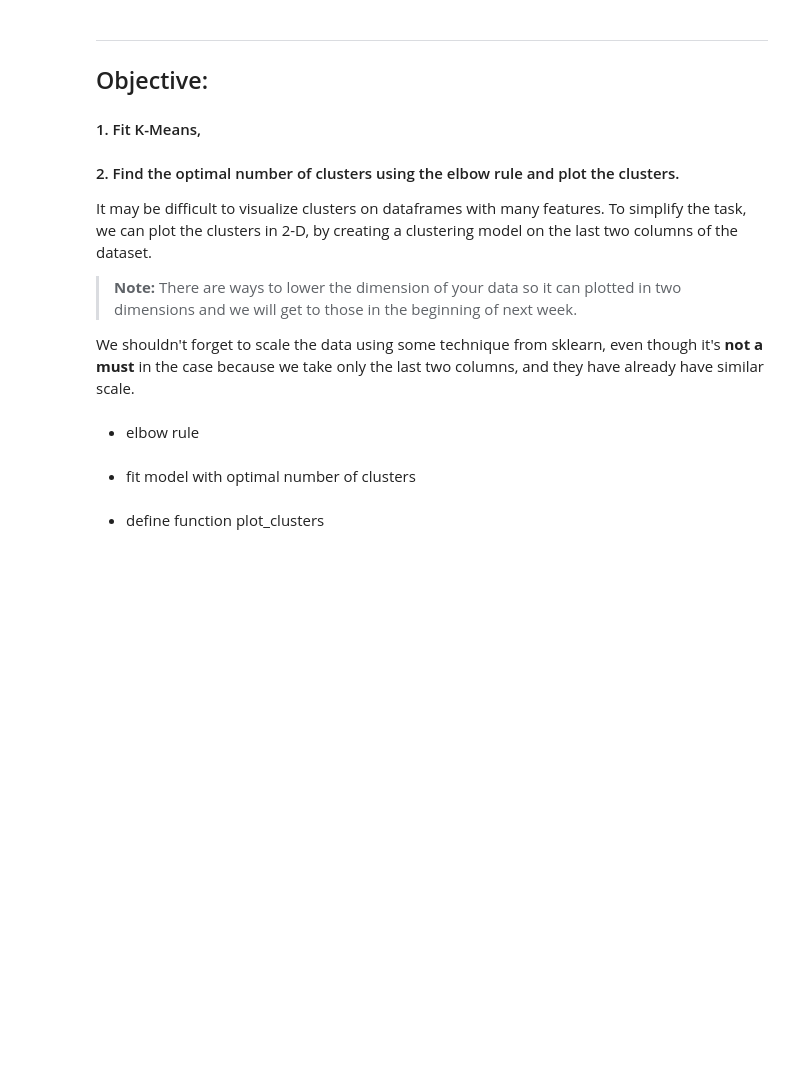
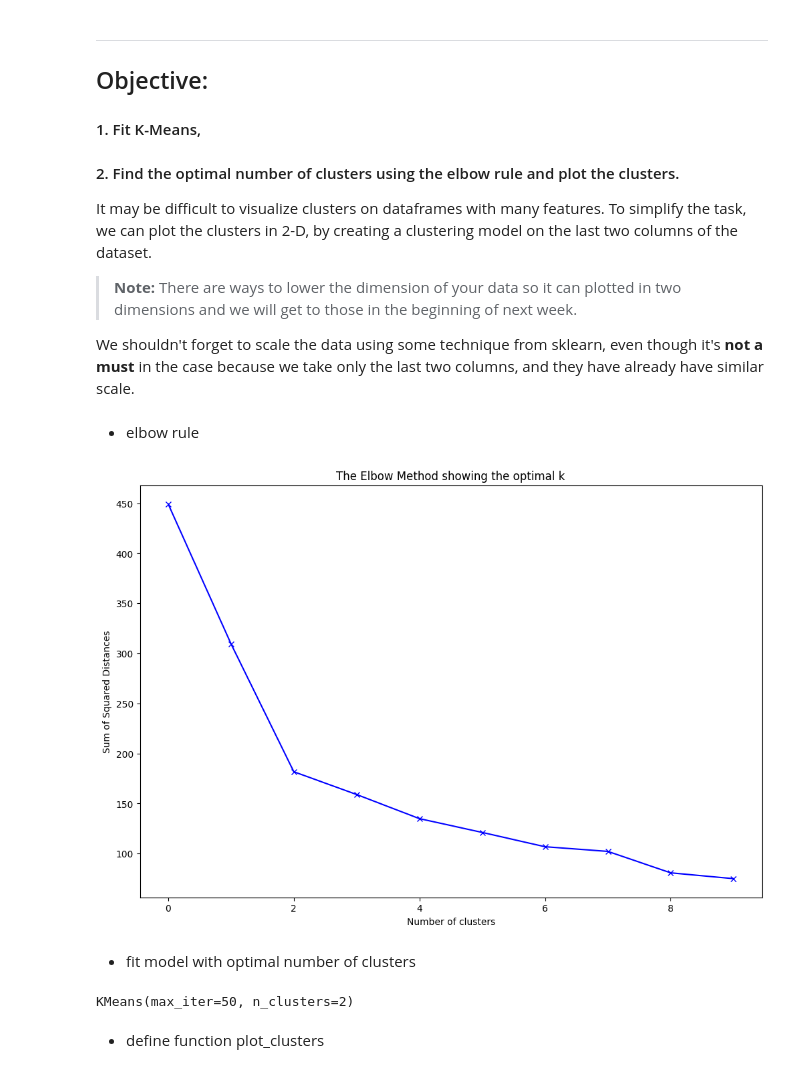
Before and after one commit to rdebullain/unsupervised_learning, a Jupyter notebook: challenge_centroid_models.ipynb, the cells around one changed output. Saved outputs shown, nothing was run; the diff lists cells and outputs as text; code cells hidden in the pictures; blank space fills up the shorter version.

```diff
--- a/challenge_centroid_models.ipynb
+++ b/challenge_centroid_models.ipynb
@@ -58,7 +58,40 @@ It may be difficult to visualize clusters on dataframes with many features. To s
 > **Note:** There are ways to lower the dimension of your data so it can plotted in two dimensions and we will get to those in the beginning of next week.
 
 We shouldn't forget to scale the data using some technique from sklearn, even though it's **not a must** in the case because we take only the last two columns, and they have already have similar scale.
+# %%
+# preprocess the data
+df['Gender'] = LabelEncoder().fit_transform(df['Gender'])
+scaler = StandardScaler()
+df[['Age', 'Annual Income (k$)']] = scaler.fit_transform(df[['Age', 'Annual Income (k$)']])
+# %%
+# prepare predictors
+X = df[['Gender', 'Age', 'Annual Income (k$)']]
 # %% [markdown]
 - elbow rule
+# %%
+# fit KMeans and calculate sum of squared distances for a range of cluster numbers
+ssd = []
+range_n_clusters = list(range(1,11))
+for num_clusters in range_n_clusters:
+    kmeans = KMeans(n_clusters=num_clusters, max_iter=50)
+    kmeans.fit(X)
+
+    ssd.append(kmeans.inertia_)
+# %%
+# plot the elbow curve
+plt.figure(figsize=(12,8))
+plt.plot(ssd, 'bx-')
+plt.xlabel('Number of clusters')
+plt.ylabel('Sum of Squared Distances')
+plt.title('The Elbow Method showing the optimal k')
+plt.show()
+# %% [output]
+[figure, added]
 # %% [markdown]
 * fit model with optimal number of clusters
+# %%
+# fit KMeans with the optimal number of clusters (assuming it's 3 from the elbow plot)
+kmeans = KMeans(n_clusters=2, max_iter=50)
+kmeans.fit(X)
+# %% [output]
+KMeans(max_iter=50, n_clusters=2)
```
Also changed, not shown: parts of 4 cells of this notebook.
